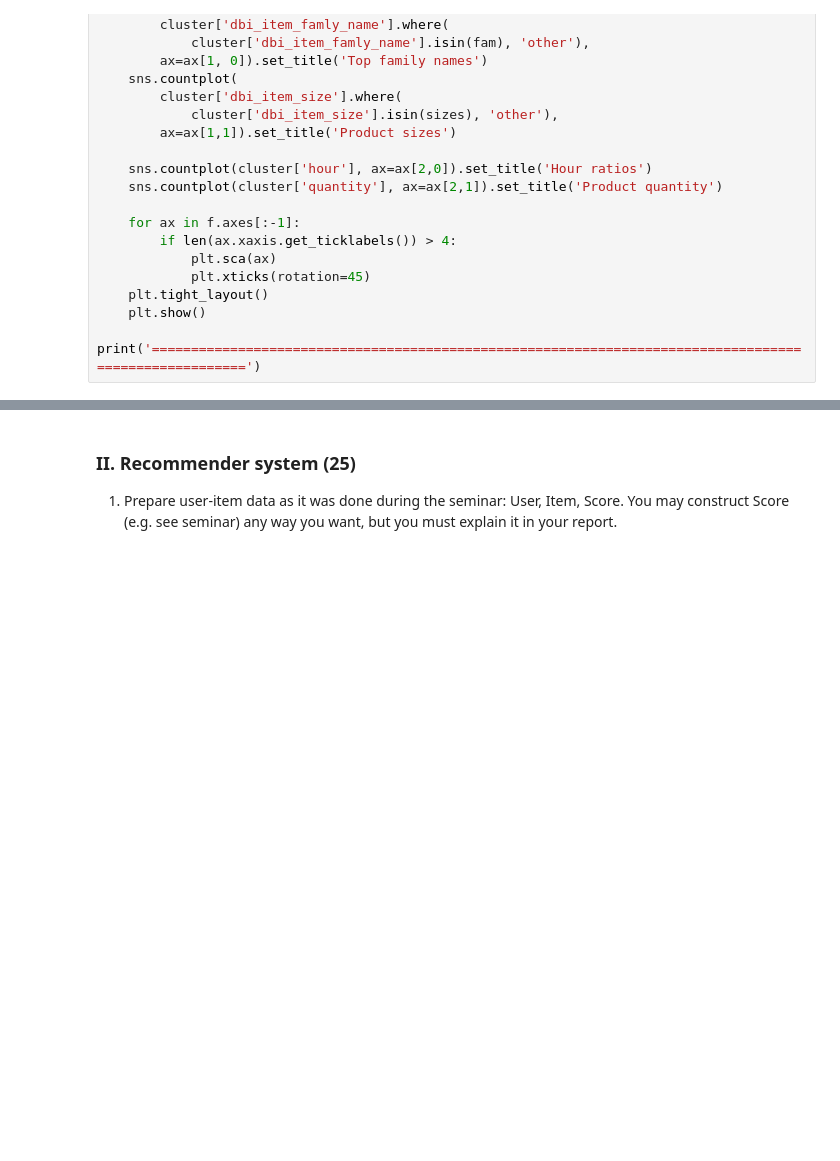
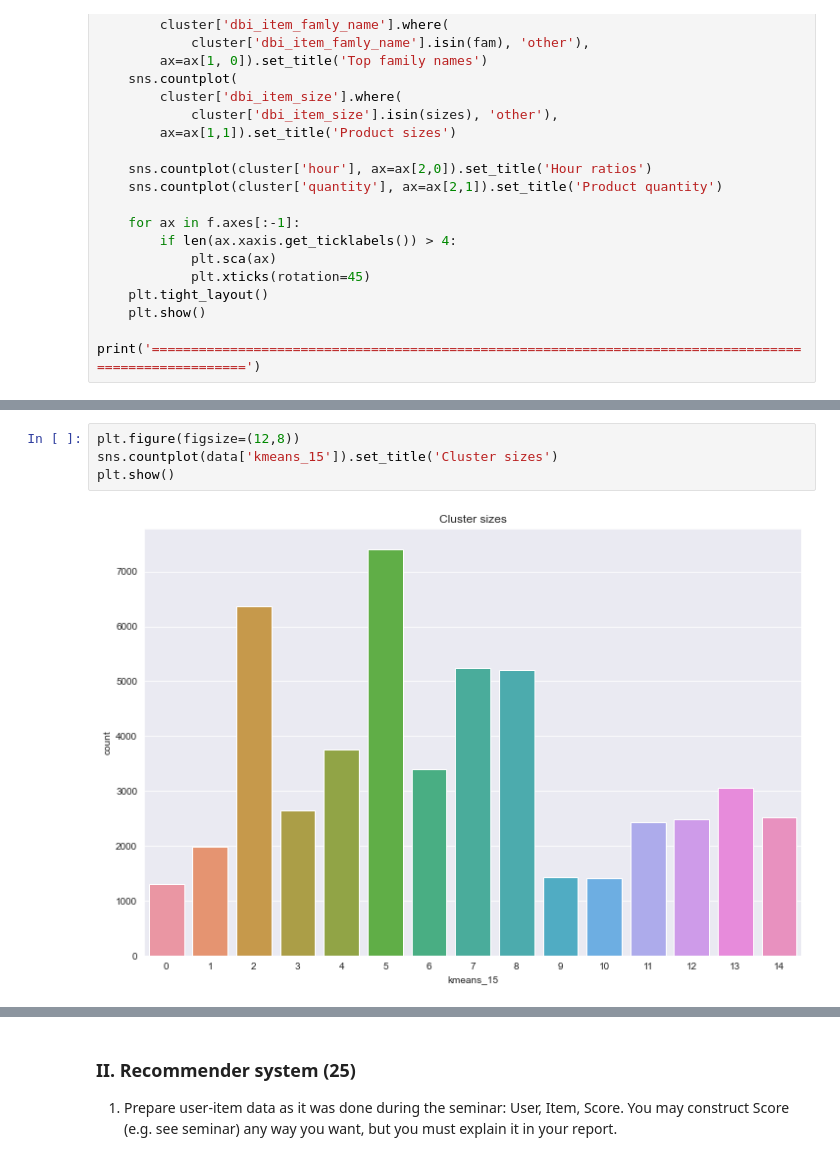
Before and after one commit to Mist3r-R/hse-sse-ds-business-2020, a Jupyter notebook: HW_5.ipynb, the cells around one changed output, grey strips where cells are left out. Cells and saved outputs as stored; diff of their text form; blank space fills up the shorter version.

```diff
--- a/HW_5.ipynb
+++ b/HW_5.ipynb
@@ -430 +430,7 @@ Text(0.5, 1.0, 'Ckuster sizes')
+# %%
+plt.figure(figsize=(12,8))
+sns.countplot(data['kmeans_15']).set_title('Cluster sizes')
+plt.show()
+# %% [output]
+[figure, added]
 # %%
```
Also changed, not shown: parts of 7 cells of this notebook.
